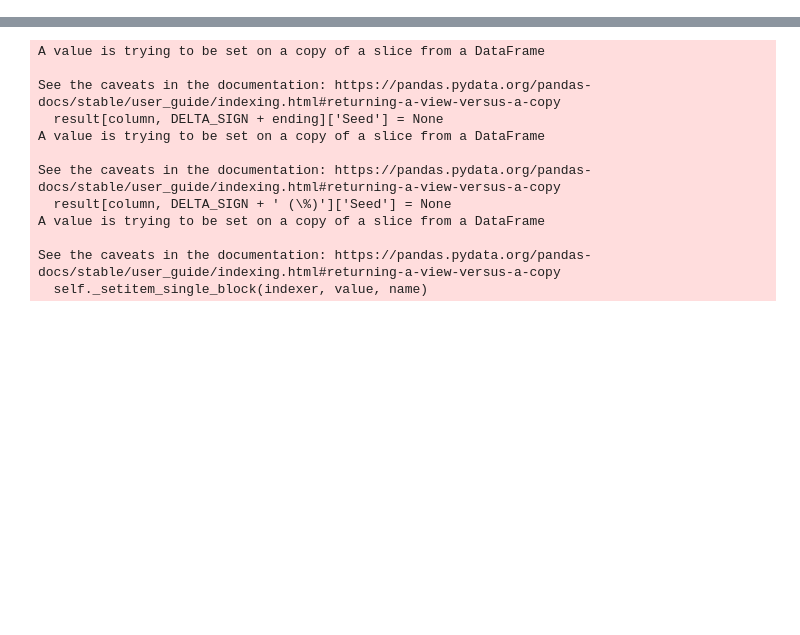
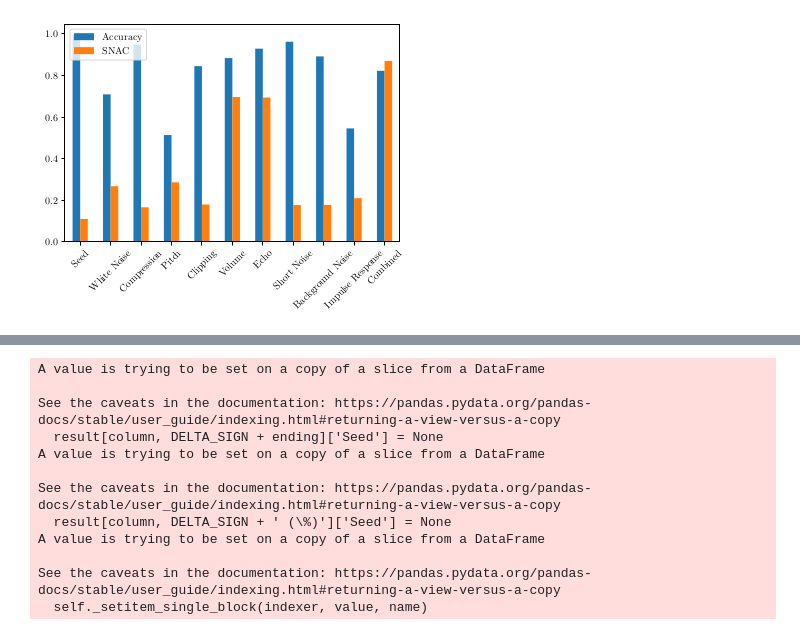
Before and after one commit to mlxyz/insynth, a Jupyter notebook: experiments/result_analysis.ipynb, the cells around one changed output, grey strips where cells are left out. Cells and saved outputs as stored; diff of their text form; code cells hidden in the pictures; blank space fills up the shorter version.

```diff
--- a/experiments/result_analysis.ipynb
+++ b/experiments/result_analysis.ipynb
@@ -98,0 +152,8 @@ results = {k: result.rename(columns=column_description_mapping) for k, result in
+# %%
+ax = results['Speaker Recognition'].plot(
+    y=['Accuracy', 'SNAC'], kind='bar')
+plt.legend(loc='upper left')
+plt.xticks(rotation=45)
+ax.figure.savefig('output/speaker_recognition_performance.pgf', bbox_inches='tight')
+# %% [output]
+[figure, added]
```
Also changed, not shown: parts of 27 cells of this notebook, 8 other files.
